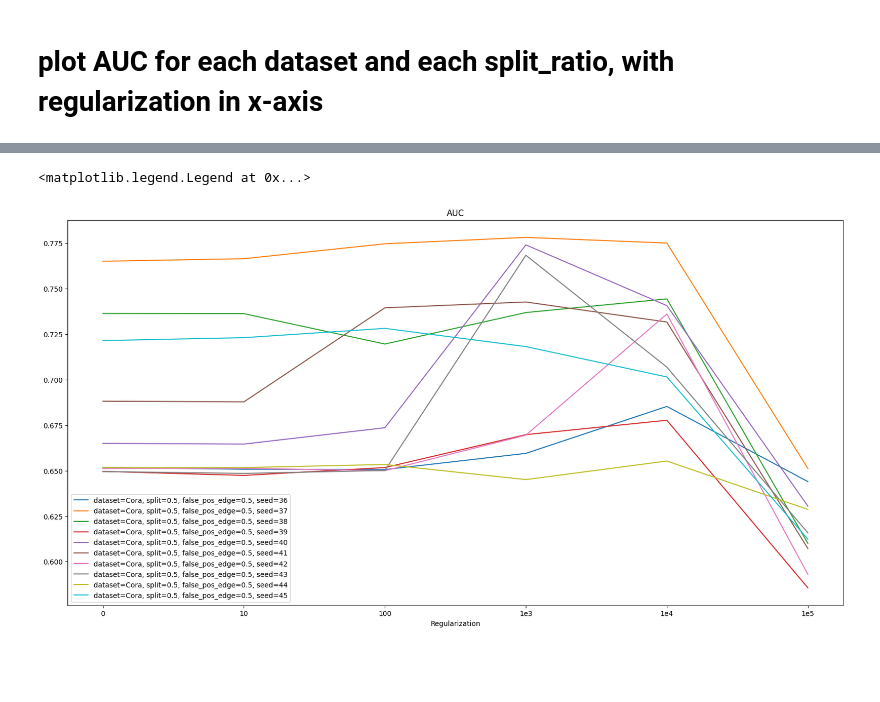
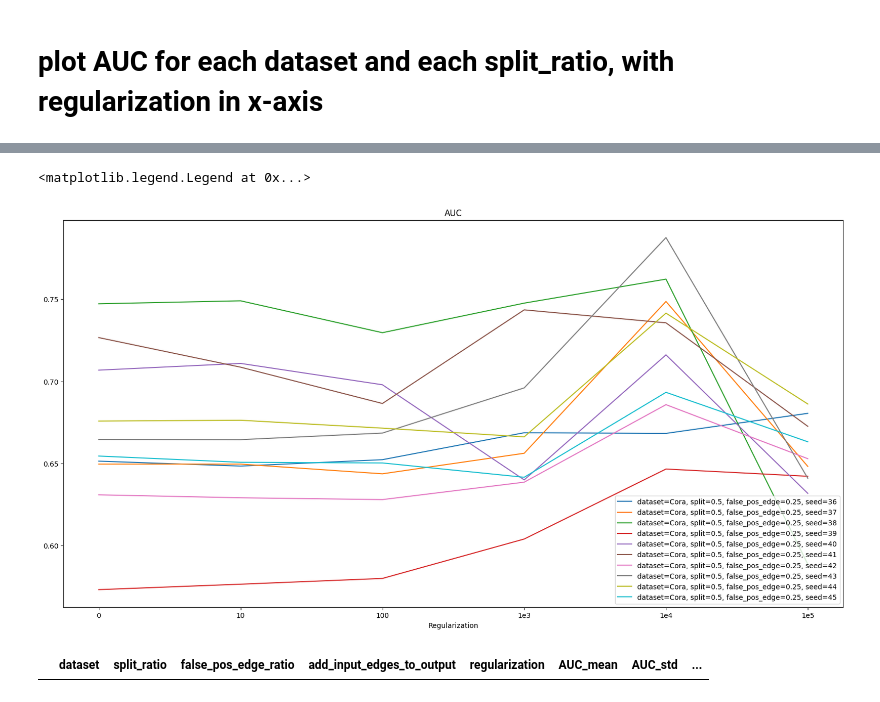
Before and after one commit to FDUguchunhui/latent-space-constraint-GNN, a Jupyter notebook: notebook/analysis/aggregation.ipynb, the cells around one changed output, grey strips where cells are left out. Drawn from its saved outputs; the diff is of its cells as text; code cells hidden in the pictures; blank space fills up the shorter version.

```diff
--- a/notebook/analysis/aggregation.ipynb
+++ b/notebook/analysis/aggregation.ipynb
@@ -13,4 +13,9 @@ import matplotlib.pyplot as plt
 # %%
-df = pd.read_json('results/results2.json', lines=True)
+# df = pd.read_json('results/results2.json', lines=True)
+df = pd.read_json('results/final_cora_results.json', lines=True)
+# df = pd.read_json('results/final_citeseer_results.json', lines=True)
+# round df['false_pos_edge_ratio'] to 1 decimal
+df['false_pos_edge_ratio'] = df['false_pos_edge_ratio'].round(2)
+df['split_ratio'] = df['split_ratio'].round(2)
 # %%
 # calculate mean and std for auc and ap group by dataset and split_ratio
@@ -32,0 +83,3 @@ df_agg[df_agg['dataset'] == 'Cora'].sort_values(by=['split_ratio', 'regularizati
+# %%
+df_current = df[(df['seed'] == 43) & (df['split_ratio'] == split_ratio) & (df['false_pos_edge_ratio'] == false_pos_edge_ratio) & (df['add_input_edges_to_output'] == False)]
+df_current
@@ -33,23 +94,27 @@ df_agg[df_agg['dataset'] == 'Cora'].sort_values(by=['split_ratio', 'regularizati
 # %%
 fig, ax = plt.subplots(figsize=(20, 10))
 
 # Get unique seeds
 dataset = 'Cora'
-split = 0.5
-false_pos_edge = 0.5
+split_ratio = 0.33
+false_pos_edge_ratio = 0.25
 seeds = df['seed'].unique()
 
 # plot AUC
 for seed in seeds:
-    ax.plot([0, 1, 2, 3, 4, 5], df[(df['seed'] == seed)]['AP'],
-               label=f'dataset={dataset}, split={split}, false_pos_edge={false_pos_edge}, seed={seed}')
-
+    df_current = df[(df['seed'] == seed) & (df['split_ratio'] == split_ratio) & (df['false_pos_edge_ratio'] == false_pos_edge_ratio) & (df['add_input_edges_to_output'] == False)]
+    ax.plot([0, 1, 2, 3, 4, 5], df_current['AUC'],
+               label=f'dataset={dataset}, split={split}, false_pos_edge={false_pos_edge_ratio}, seed={seed}')
 ax.set_xticks([0, 1, 2, 3, 4, 5])
 ax.set_xticklabels(['0', '10', '100', '1e3', '1e4', '1e5'])
 ax.set_xlabel('Regularization')
 ax.set_title('AUC')
 ax.legend()
 # %% [output]
 <matplotlib.legend.Legend at 0x...>
-[figure, old version]
+[figure, new version]
+# %%
+df_agg[(df_agg['split_ratio'] == split_ratio) & (df_agg['false_pos_edge_ratio'] == false_pos_edge_ratio)]
+# %% [output]
+|  | dataset | split_ratio | false_pos_edge_ratio | add_input_edges_to_output | regularization | AUC_mean | AUC_std | ... |
 # %%
```
Also changed, not shown: parts of 10 cells of this notebook, 3 other files.
